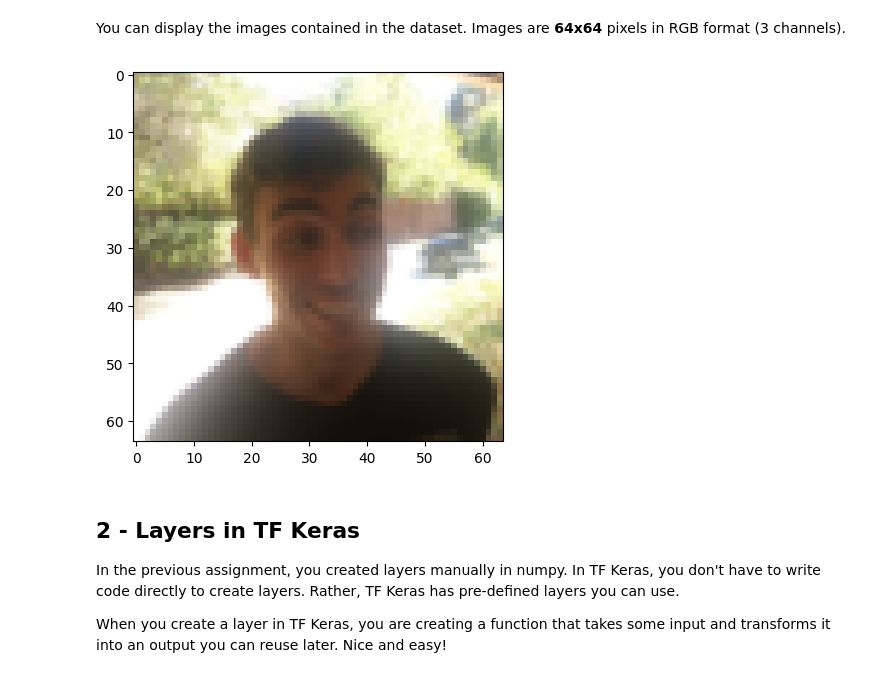
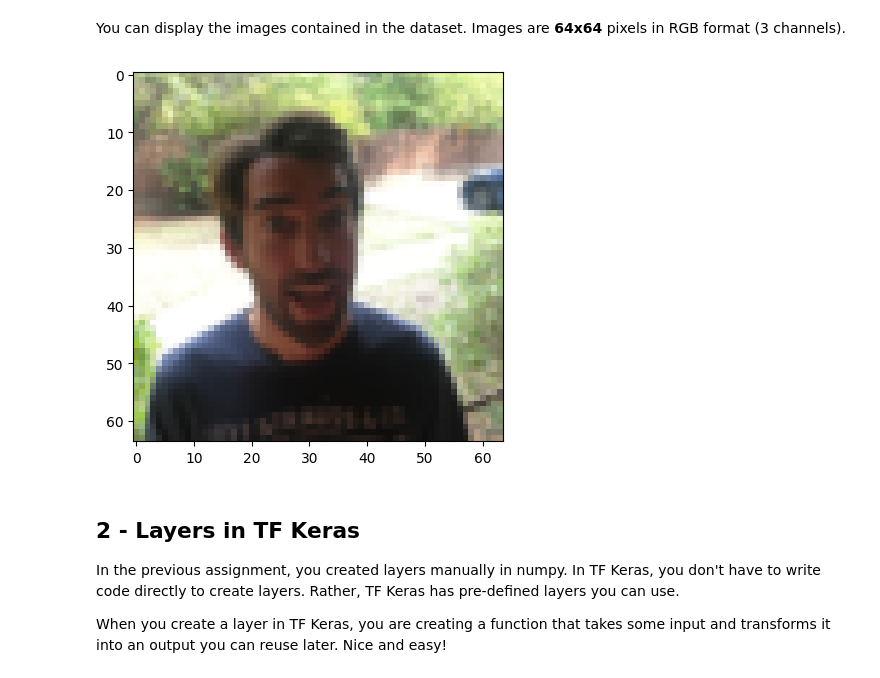
Before and after one commit to hosseinahmadis/CNN, a Jupyter notebook: Convolution_model_Application.ipynb, the cells around one changed output. Cells and saved outputs as stored; diff of their text form; code cells hidden in the pictures.

```diff
--- a/Convolution_model_Application.ipynb
+++ b/Convolution_model_Application.ipynb
@@ -102,11 +102,11 @@ Y_test shape: (150, 1)
 # %% [markdown]
 You can display the images contained in the dataset. Images are **64x64** pixels in RGB format (3 channels).
 # %%
-index = 40
+index = 45
 plt.imshow(X_train_orig[index]) #display sample training image
 plt.show()
 # %% [output]
-[figure, old version]
+[figure, new version]
 # %% [markdown]
 <a name='2'></a>
 ## 2 - Layers in TF Keras
```
